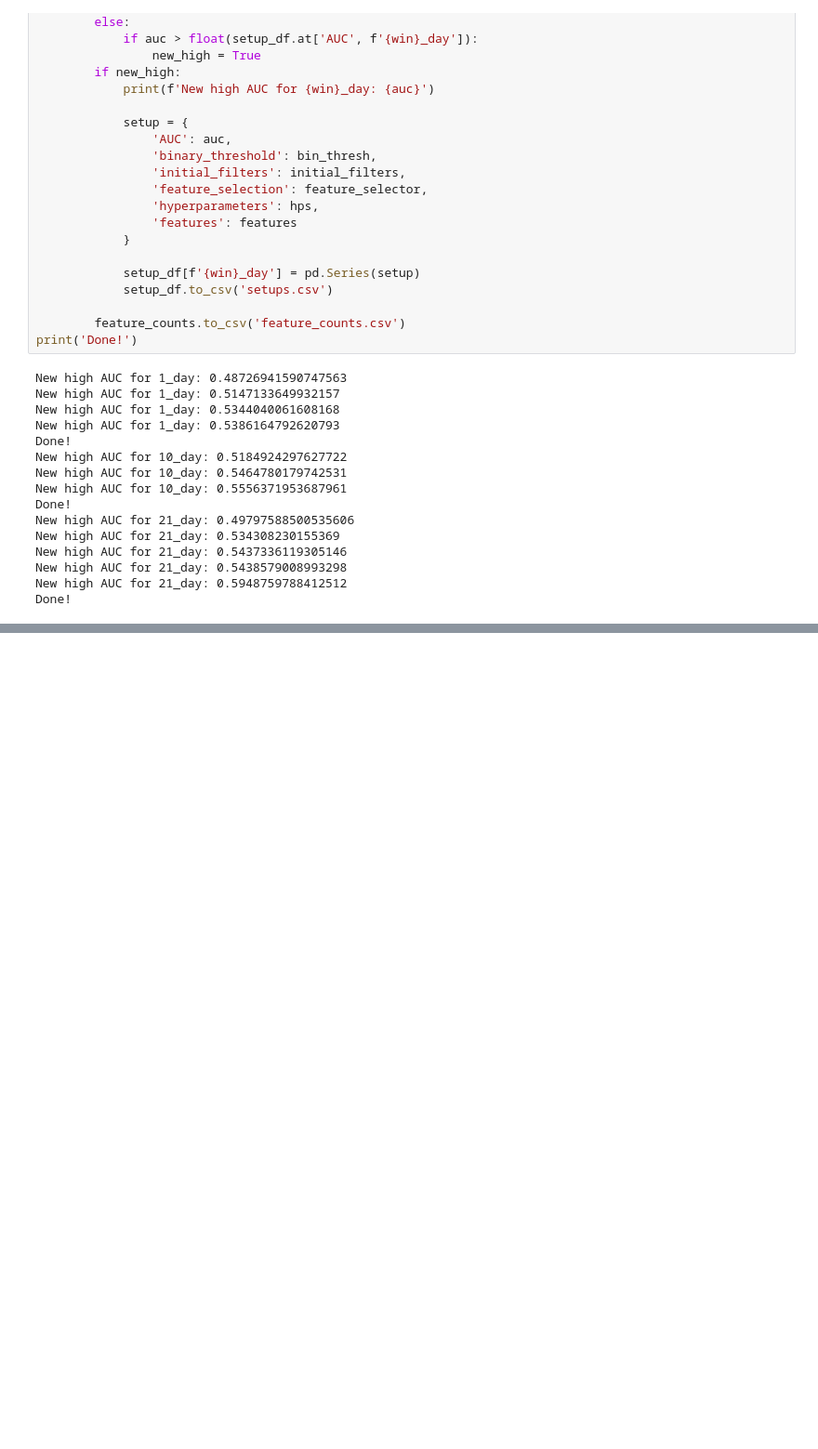
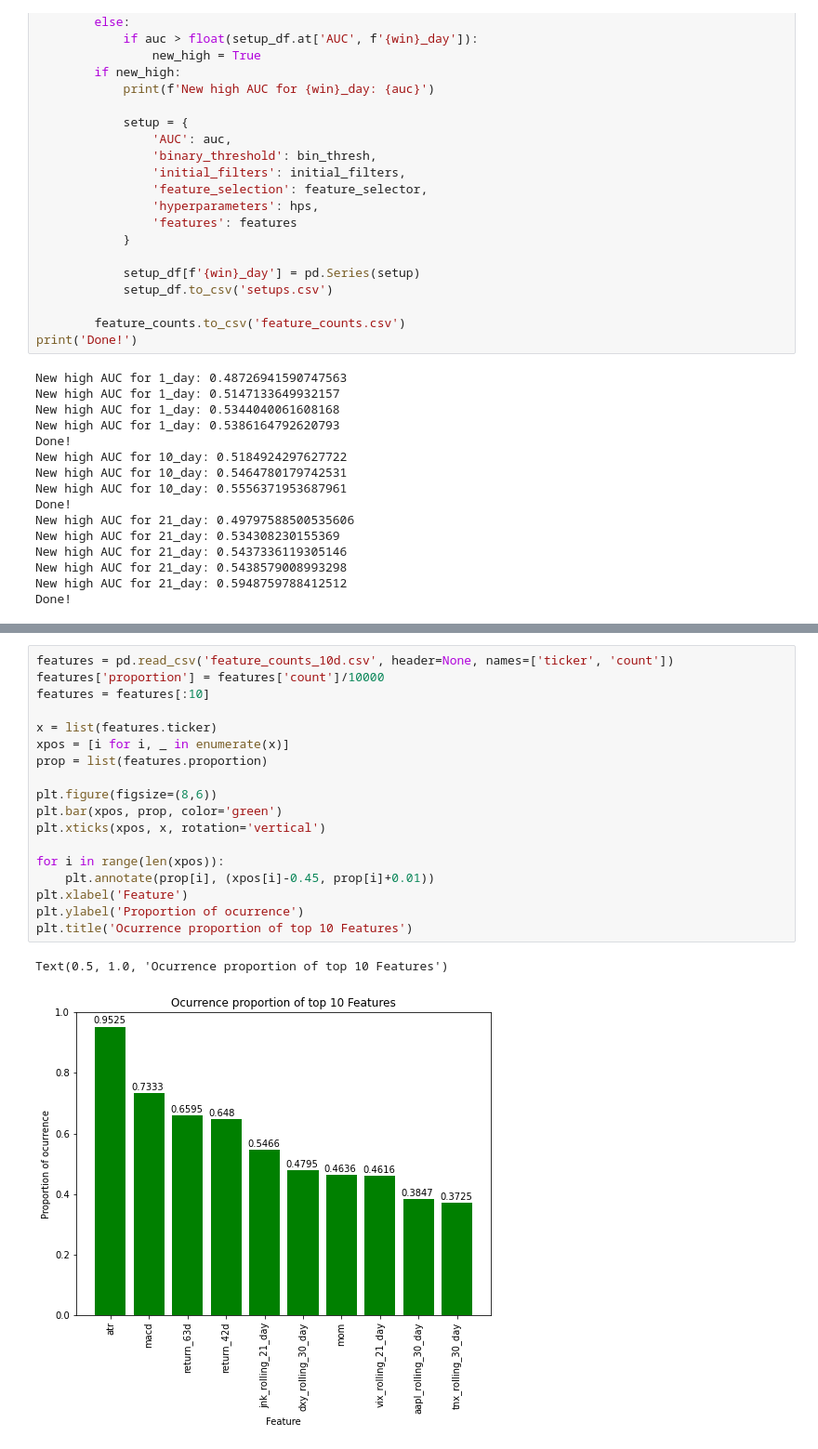
Before and after one commit to sudharsanasai/Option-ITM-Prediction, a Jupyter notebook: feature_selection.ipynb, the cells around one changed output, grey strips where cells are left out. Shown at 93% size. Saved outputs shown, nothing was run; the diff lists cells and outputs as text; blank space fills up the shorter version.

```diff
--- a/feature_selection.ipynb
+++ b/feature_selection.ipynb
@@ -448,0 +494,21 @@ Finished 9800!
+# %%
+features = pd.read_csv('feature_counts_10d.csv', header=None, names=['ticker', 'count'])
+features['proportion'] = features['count']/10000
+features = features[:10]
+
+x = list(features.ticker)
+xpos = [i for i, _ in enumerate(x)]
+prop = list(features.proportion)
+
+plt.figure(figsize=(8,6))
+plt.bar(xpos, prop, color='green')
+plt.xticks(xpos, x, rotation='vertical')
+
+for i in range(len(xpos)):
+    plt.annotate(prop[i], (xpos[i]-0.45, prop[i]+0.01))
+plt.xlabel('Feature')
+plt.ylabel('Proportion of ocurrence')
+plt.title('Ocurrence proportion of top 10 Features')
+# %% [output]
+Text(0.5, 1.0, 'Ocurrence proportion of top 10 Features')
+[figure, added]
```
Also changed, not shown: parts of 16 cells of this notebook.
